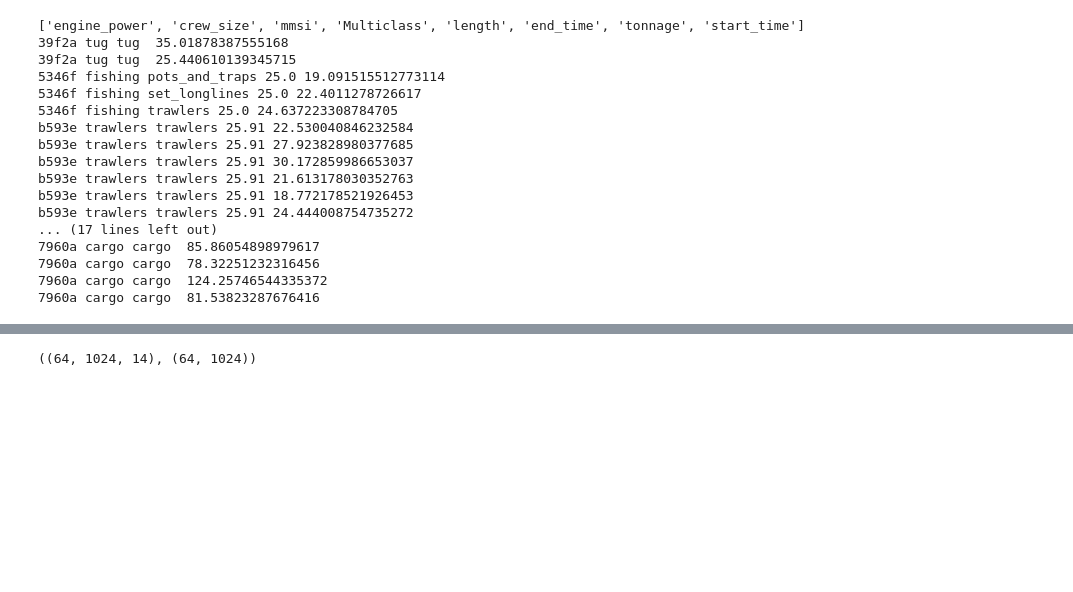
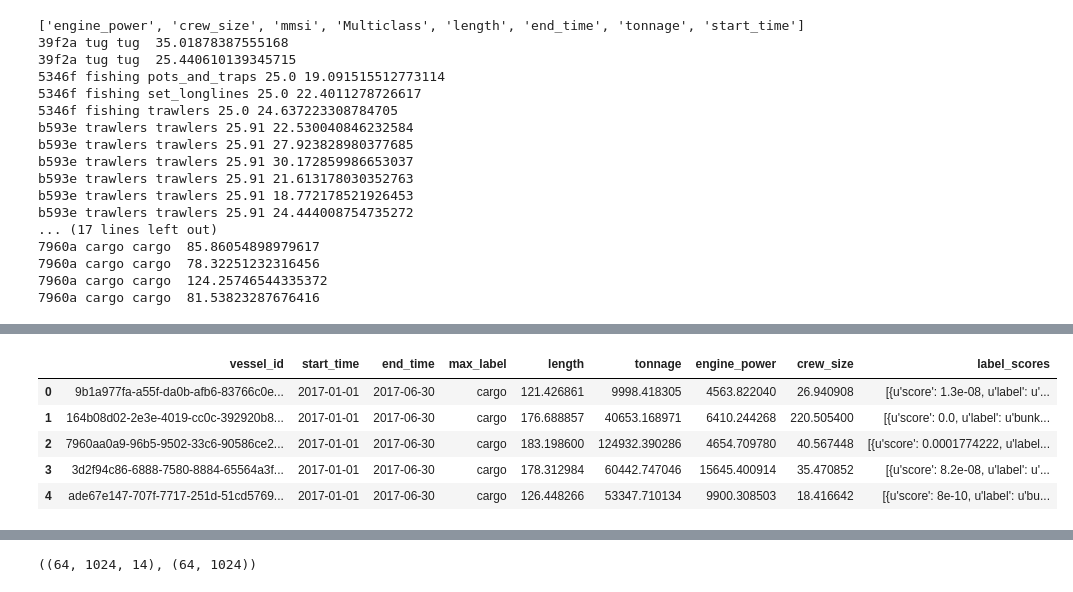
Before and after one commit to GlobalFishingWatch/vessel-classification, a Jupyter notebook: TestInference.ipynb, the cells around one changed output, grey strips where cells are left out. Drawn from its saved outputs; the diff is of its cells as text; code cells hidden in the pictures; blank space fills up the shorter version.

Commit message:
more tests

```diff
--- a/TestInference.ipynb
+++ b/TestInference.ipynb
@@ -252,0 +290,20 @@ b593e trawlers trawlers 25.91 24.444008754735272
+# %%
+query = """
+SELECT * FROM `world-fishing-827.0_ttl24h.smoke_test_vessel_inference_v20181024_*`
+WHERE _TABLE_SUFFIX >= "20170101" AND
+vessel_id  in ({})
+LIMIT 1000
+""".format(', '.join(['"{}"'.format(x) for x in vessel_metadata.metadata_by_mmsi.keys()[:30]]))
+
+
+
+results_df = pandas.read_gbq(query, project_id='world-fishing-827', dialect='standard')
+
+results_df.head()
+# %% [output]
+|  | vessel_id | start_time | end_time | max_label | length | tonnage | engine_power | crew_size | label_scores |
+| 0 | 9b1a977fa-a55f-da0b-afb6-83766c0e... | 2017-01-01 | 2017-06-30 | cargo | 121.426861 | 9998.418305 | 4563.822040 | 26.940908 | [{u'score': 1.3e-08, u'label': u'... |
+| 1 | 164b08d02-2e3e-4019-cc0c-392920b8... | 2017-01-01 | 2017-06-30 | cargo | 176.688857 | 40653.168971 | 6410.244268 | 220.505400 | [{u'score': 0.0, u'label': u'bunk... |
+| 2 | 7960aa0a9-96b5-9502-33c6-90586ce2... | 2017-01-01 | 2017-06-30 | cargo | 183.198600 | 124932.390286 | 4654.709780 | 40.567448 | [{u'score': 0.0001774222, u'label... |
+| 3 | 3d2f94c86-6888-7580-8884-65564a3f... | 2017-01-01 | 2017-06-30 | cargo | 178.312984 | 60442.747046 | 15645.400914 | 35.470852 | [{u'score': 8.2e-08, u'label': u'... |
+| 4 | ade67e147-707f-7717-251d-51cd5769... | 2017-01-01 | 2017-06-30 | cargo | 126.448266 | 53347.710134 | 9900.308503 | 18.416642 | [{u'score': 8e-10, u'label': u'bu... |
```
Also changed, not shown: parts of 4 cells of this notebook.
